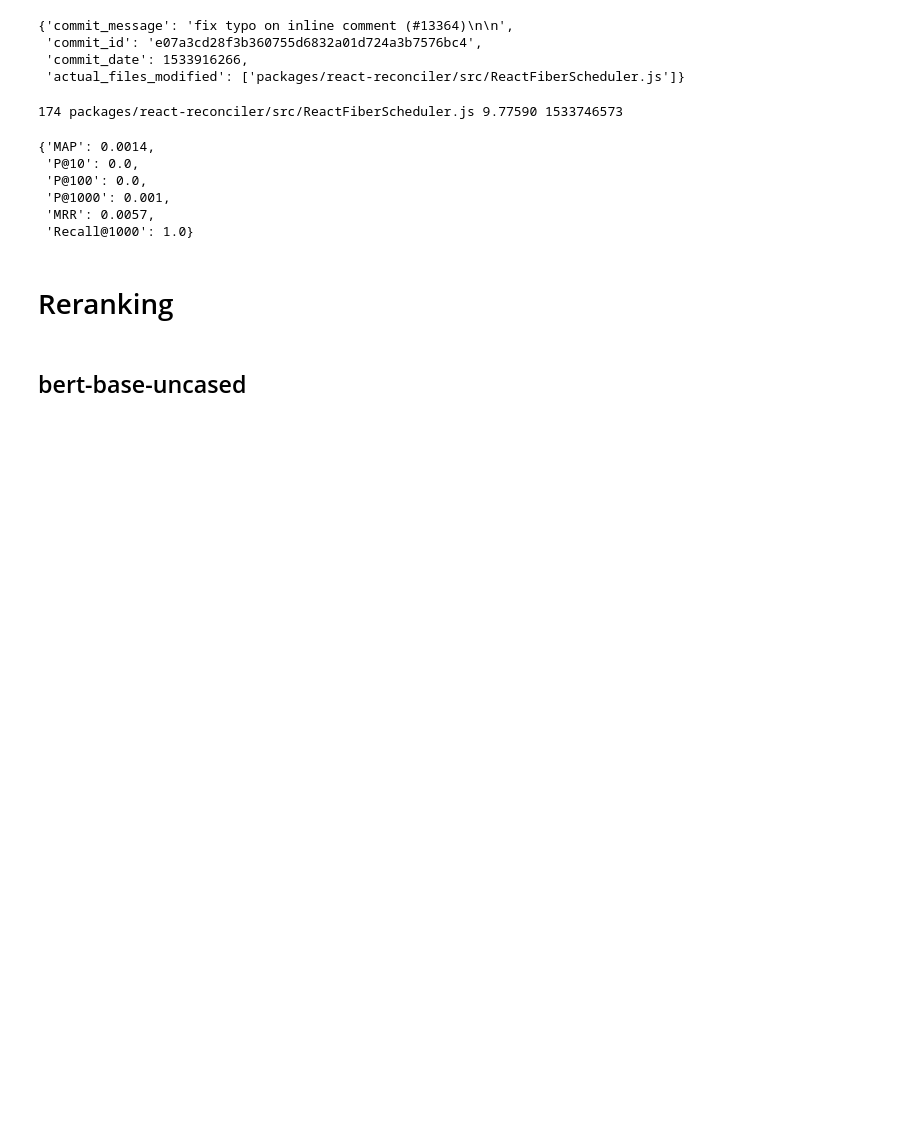
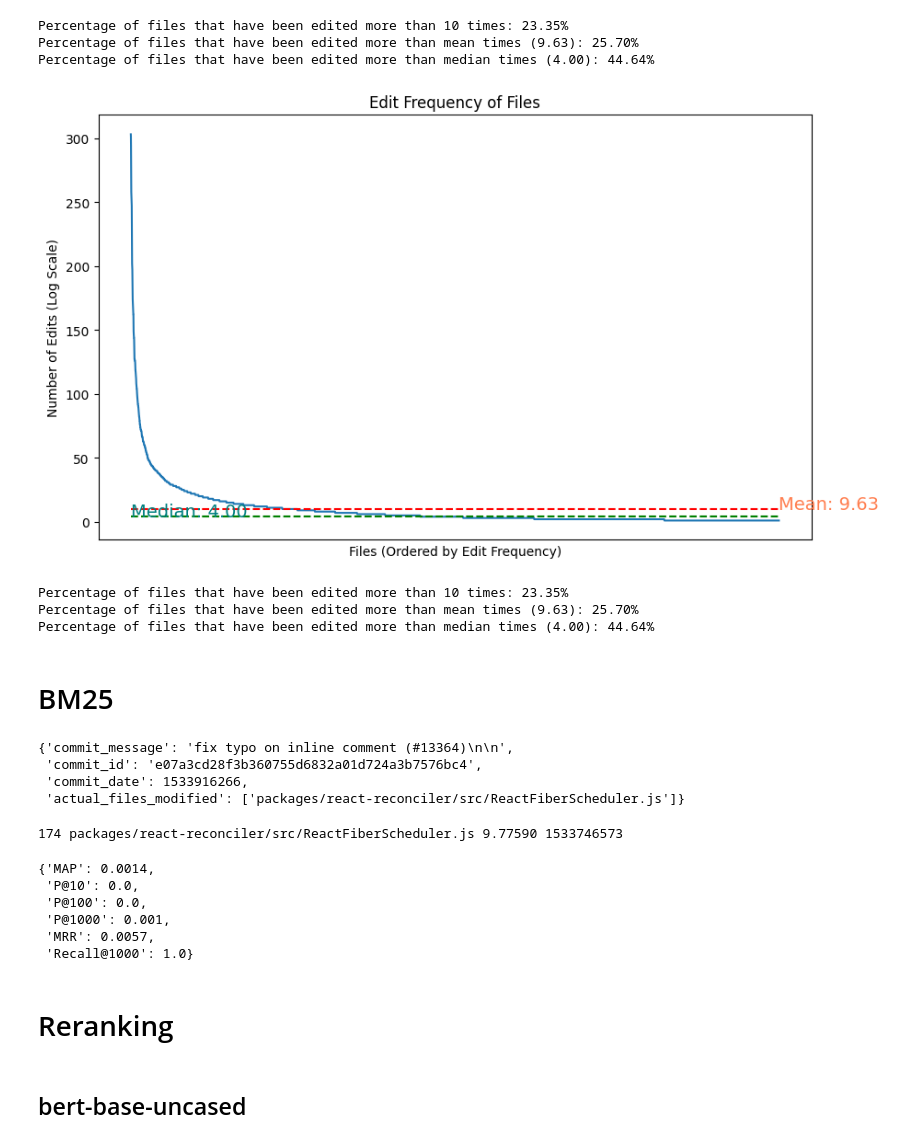
Before and after one commit to Siddharth-Gandhi/ds, a Jupyter notebook: notebooks/rerank.ipynb, the cells around one changed output. Drawn from its saved outputs; the diff is of its cells as text; code cells hidden in the pictures; blank space fills up the shorter version.

```diff
--- a/notebooks/rerank.ipynb
+++ b/notebooks/rerank.ipynb
@@ -16,3 +82,68 @@ df = get_combined_df(repo_dir)
+# %%
+# percentage of files that have been edited more than 10 times
+print(f'Percentage of files that have been edited more than 10 times: {len(file_edit_count[file_edit_count["edit_count"] > 10]) / len(file_edit_count) * 100:.2f}%')
+
+# percentage of files that have been edited more than mean times
+print(f'Percentage of files that have been edited more than mean times ({mean_edit_frequency:.2f}): {len(file_edit_count[file_edit_count["edit_count"] > mean_edit_frequency]) / len(file_edit_count) * 100:.2f}%')
+
+# percentage of files that have been edited more than median times
+print(f'Percentage of files that have been edited more than median times ({median_edit_frequency:.2f}): {len(file_edit_count[file_edit_count["edit_count"] > median_edit_frequency]) / len(file_edit_count) * 100:.2f}%')
+# %% [output]
+Percentage of files that have been edited more than 10 times: 23.35%
+Percentage of files that have been edited more than mean times (9.63): 25.70%
+Percentage of files that have been edited more than median times (4.00): 44.64%
+# %%
+# make all this into a function which just takes in a df and plots the graph and returns the file_edit_count df
+
+def plot_edit_frequency(df, plot=False):
+    file_edit_count = df.groupby('file_path').size().reset_index(name='edit_count')
+    file_edit_count = file_edit_count.sort_values(by='edit_count', ascending=False)
+    mean_edit_frequency = file_edit_count['edit_count'].mean()
+    median_edit_frequency = file_edit_count['edit_count'].median()
+
+    if plot:
+        # 3. Plot the edit frequency curve
+        plt.figure(figsize=(10,6))
+        plt.plot(file_edit_count['edit_count'].values)
+        # plt.yscale('log')  # log scale can give a better visualization for such data
+        # plot the mean edit frequency
+        plt.plot([0, len(file_edit_count)], [mean_edit_frequency, mean_edit_frequency], 'r--')
+        # plot the median edit frequency
+        plt.plot([0, len(file_edit_count)], [median_edit_frequency, median_edit_frequency], 'g--')
+
+        # label the mean and median with values with mean on the right and median on the left
+        plt.text(len(file_edit_count), mean_edit_frequency, 'Mean: {:.2f}'.format(mean_edit_frequency), fontsize=14, color='coral')
+        plt.text(0, median_edit_frequency, 'Median: {:.2f}'.format(median_edit_frequency), fontsize=14, color='teal')
+
+
+
+        plt.title('Edit Frequency of Files')
+        plt.xlabel('Files (Ordered by Edit Frequency)')
+        plt.ylabel('Number of Edits (Log Scale)')
+        plt.xticks([])  # No labels on x-axis as per your request
+        plt.show()
+
+    file_edit_count.head(10)
+
+    # percentage of files that have been edited more than 10 times
+    print(f'Percentage of files that have been edited more than 10 times: {len(file_edit_count[file_edit_count["edit_count"] > 10]) / len(file_edit_count) * 100:.2f}%')
+
+    # percentage of files that have been edited more than mean times
+    print(f'Percentage of files that have been edited more than mean times ({mean_edit_frequency:.2f}): {len(file_edit_count[file_edit_count["edit_count"] > mean_edit_frequency]) / len(file_edit_count) * 100:.2f}%')
+
+    # percentage of files that have been edited more than median times
+    print(f'Percentage of files that have been edited more than median times ({median_edit_frequency:.2f}): {len(file_edit_count[file_edit_count["edit_count"] > median_edit_frequency]) / len(file_edit_count) * 100:.2f}%')
+
+    return file_edit_count
+# %%
+fbr_file_edit_count = plot_edit_frequency(df, plot=True)
+# %% [output]
+[figure, added]
+Percentage of files that have been edited more than 10 times: 23.35%
+Percentage of files that have been edited more than mean times (9.63): 25.70%
+Percentage of files that have been edited more than median times (4.00): 44.64%
+# %% [markdown]
+# BM25
 # %%
 def sample_query(df, seed=42):
     """
```
Also changed, not shown: parts of 22 cells of this notebook.
